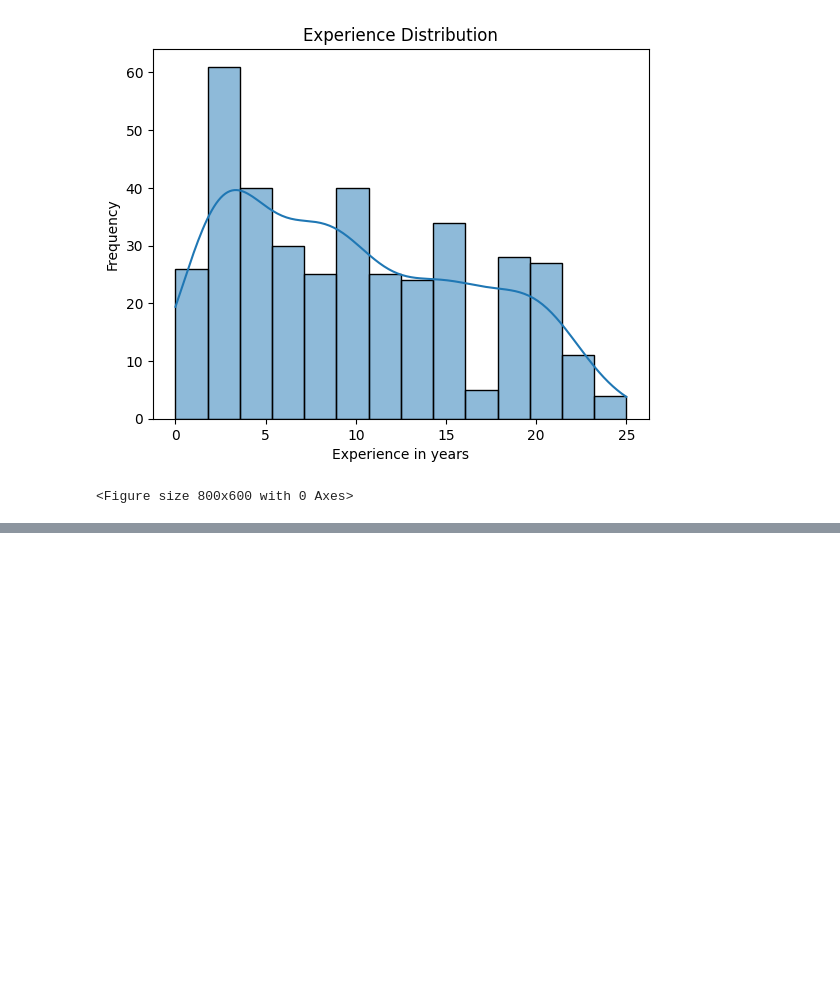
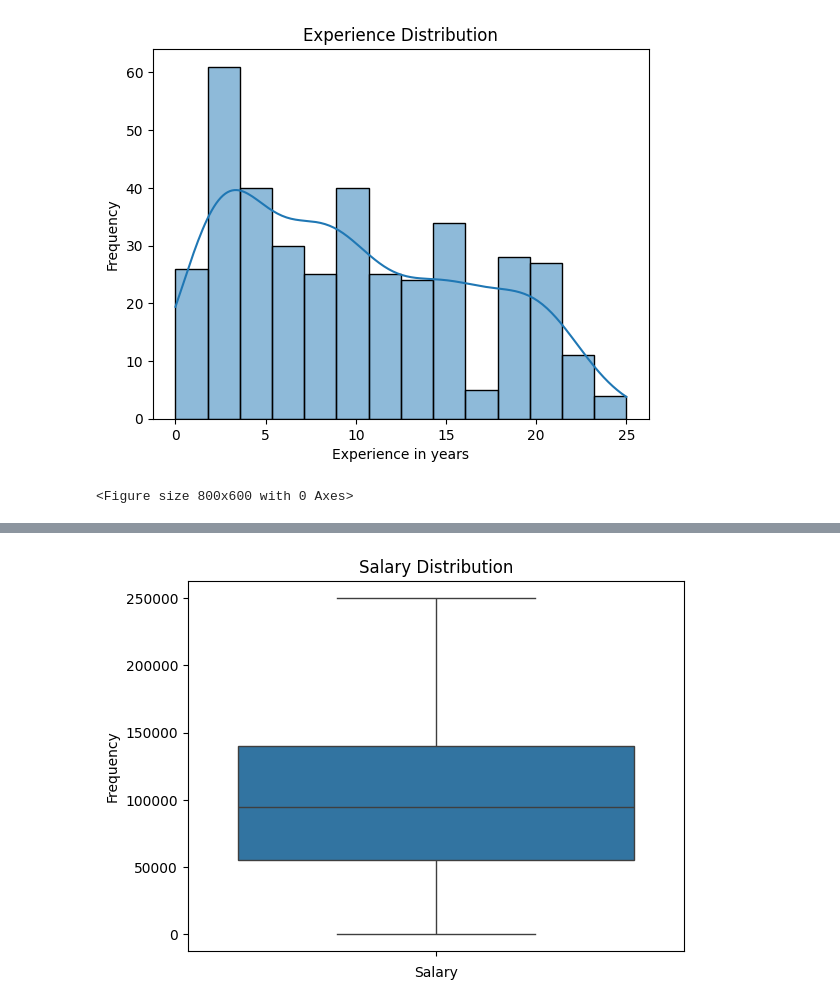
Before and after one commit to aryancodes12/Advance-Machine-Learning, a Jupyter notebook: salary_predictor.ipynb, the cells around one changed output, grey strips where cells are left out. Saved outputs shown, nothing was run; the diff lists cells and outputs as text; code cells hidden in the pictures; blank space fills up the shorter version.

```diff
--- a/salary_predictor.ipynb
+++ b/salary_predictor.ipynb
@@ -235,0 +254,22 @@ plt.show()
+# %%
+#Remoing outlier from the salary
+Q1 = data['Salary'].quantile(0.25)
+Q3 = data['Salary'].quantile(0.75)
+IQR = Q3 - Q1
+lower_bound = Q1 - 1.5 * IQR
+upper_bound = Q3 + 1.5 * IQR
+
+#for removing outlier
+data = data[(data['Salary'] <= upper_bound)]
+
+#for clipping
+#data['Salary'] = data['Salary'].clip(upper_bound)
+# %%
+#Boxplot of salary after Quantiles
+sns.boxplot(data['Salary'])
+plt.title("Salary Distribution")
+plt.xlabel('Salary')
+plt.ylabel("Frequency")
+plt.show()
+# %% [output]
+[figure, added]
```
Also changed, not shown: parts of 7 cells of this notebook.
